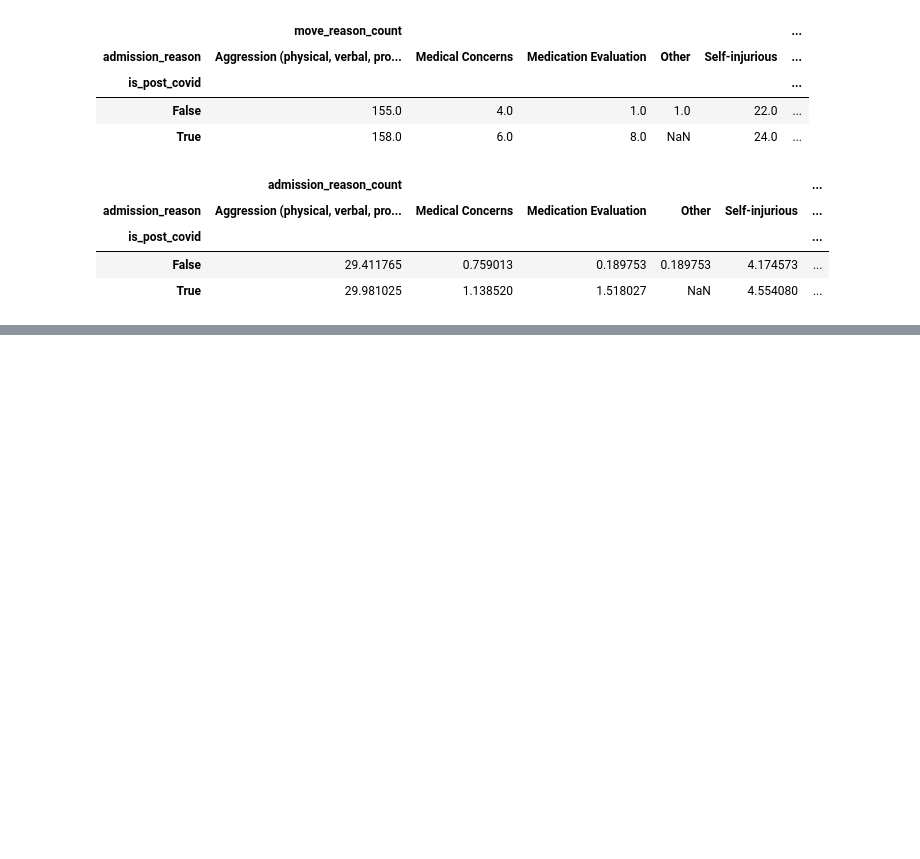
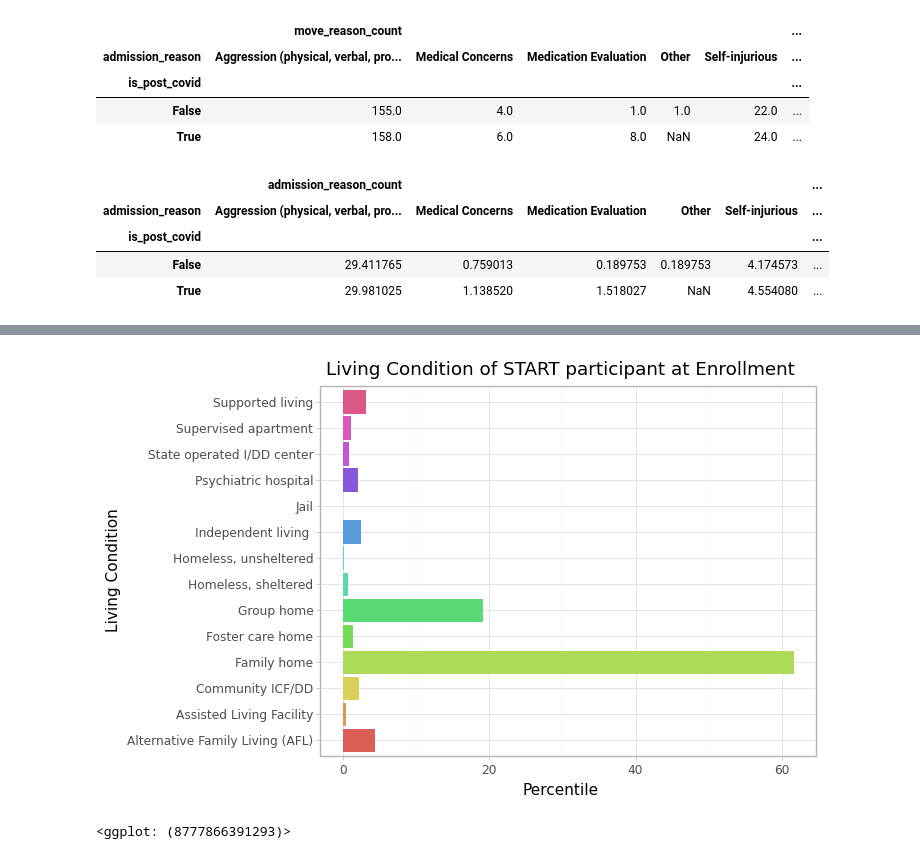
Before and after one commit to aimenabdulaziz/qss_final_project, a Jupyter notebook: code/01_notebook.ipynb, the cells around one changed output, grey strips where cells are left out. Cells and saved outputs as stored; diff of their text form; code cells hidden in the pictures; blank space fills up the shorter version.

```diff
--- a/code/01_notebook.ipynb
+++ b/code/01_notebook.ipynb
@@ -849,0 +896,13 @@ count_admissions_proportion(filtered_admission_10)
+# %%
+living_condition_no_other = demographics_problems_merged[~demographics_problems_merged['Current living situation at enrollment to START'].str.contains('Other:')].copy()
+
+living_condition_df = pd.DataFrame(living_condition_no_other['Current living situation at enrollment to START'].value_counts()).reset_index().rename(
+    columns={'index' : 'living_condition', 'Current living situation at enrollment to START' : 'frequency'})
+living_condition_df['frequency_percentile'] = (living_condition_df['frequency']/living_condition_df['frequency'].sum())*100
+
+make_custom_bar_plot(df = living_condition_df, bar_x = 'living_condition', bar_y = 'frequency_percentile', fill_by = 'living_condition',
+                     x_label = 'Living Condition', y_label = 'Percentile', title='Living Condition of START participant at Enrollment',
+                     file_name = 'living_condition_at_enrollment.png')
+# %% [output]
+[figure, added]
+<ggplot: (8777866391293)>
```
Also changed, not shown: parts of 19 cells of this notebook, 9 other files.
